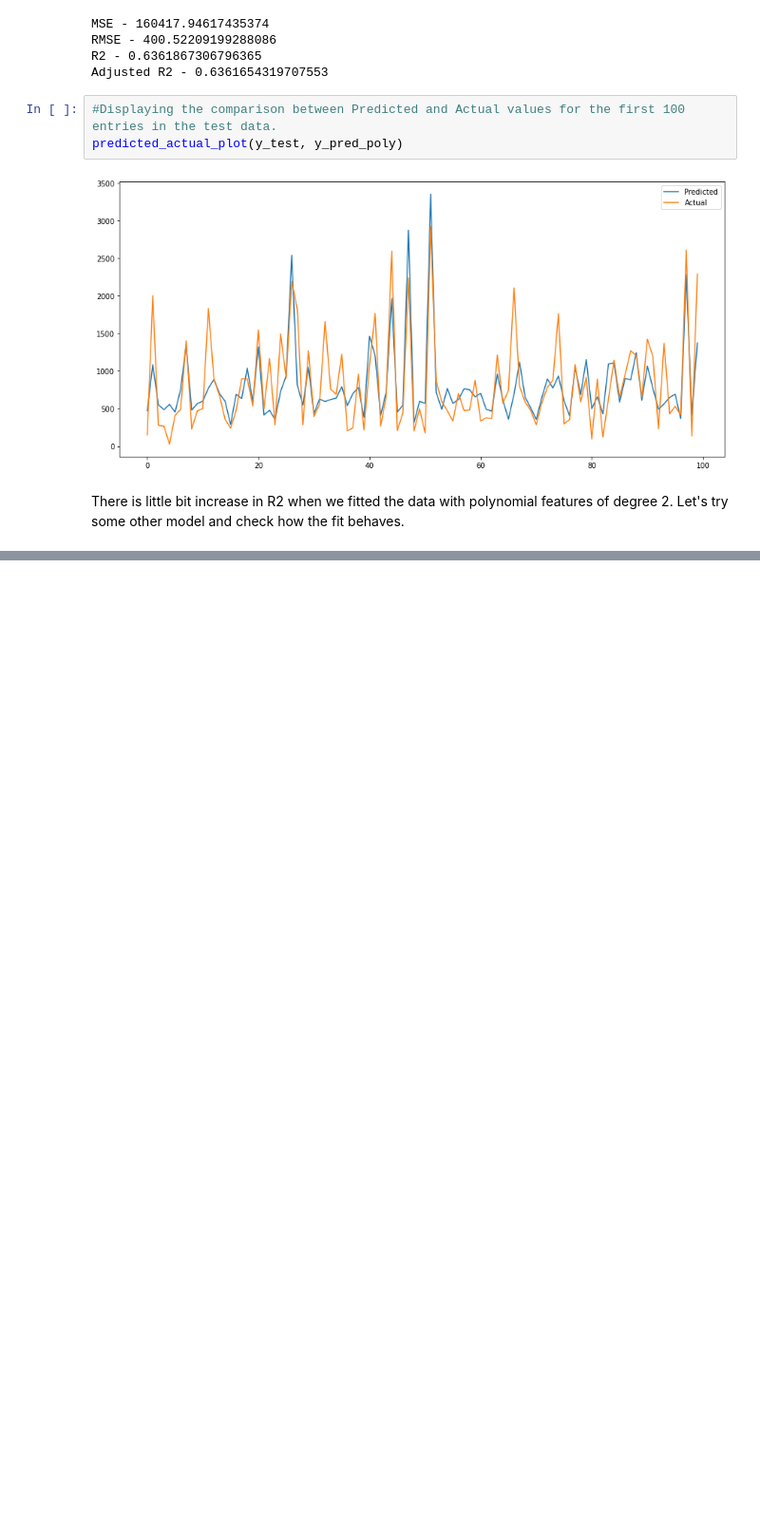
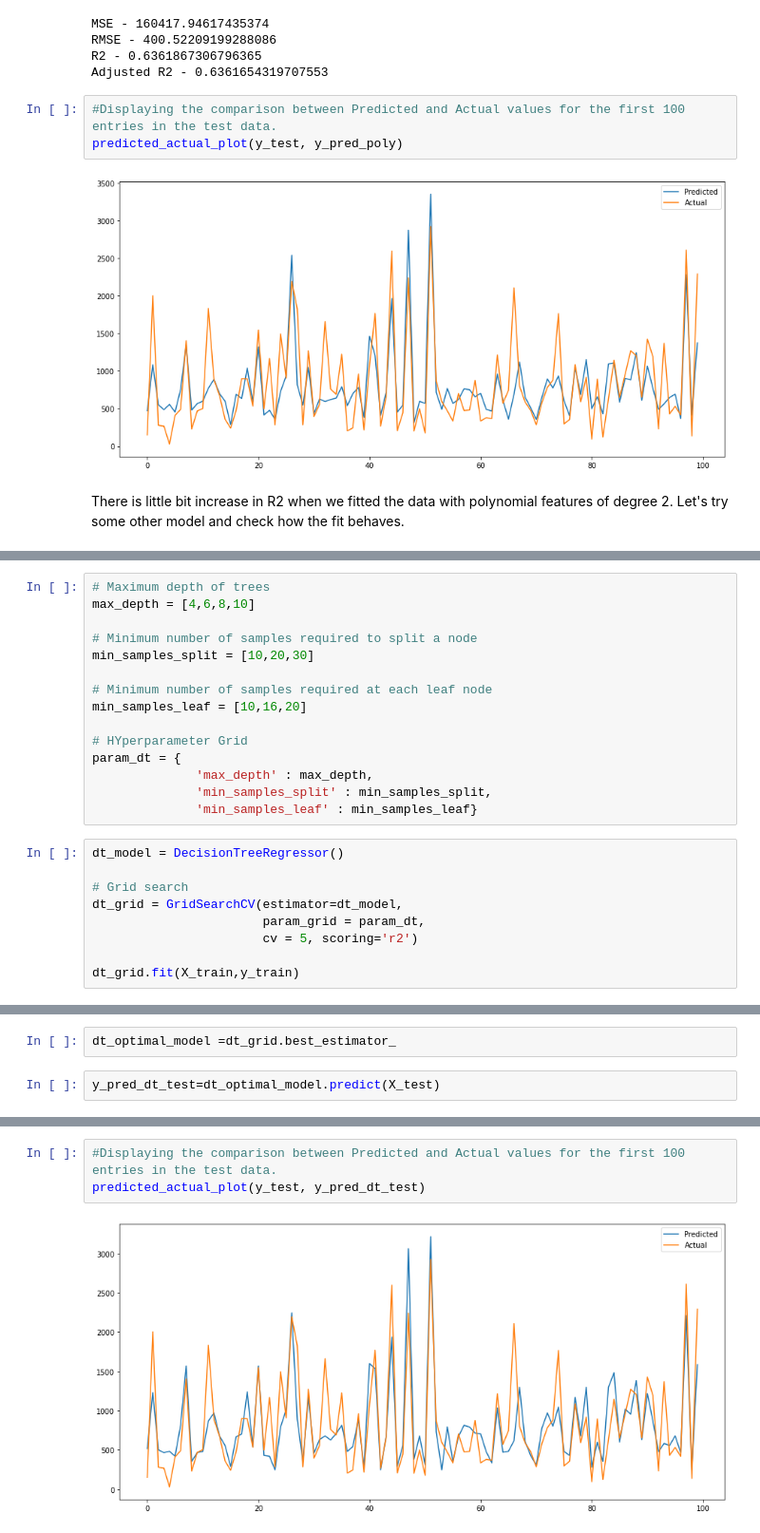
Before and after one commit to Prashant-Shaw/NYC-Taxi-Trip-Time-Prediction, a Jupyter notebook: NYC_Taxi_Trip_Time_Prediction_Capstone_Project.ipynb, the cells around one changed output, grey strips where cells are left out. Shown at 95% size. Drawn from its saved outputs; the diff is of its cells as text; blank space fills up the shorter version.

```diff
--- a/NYC_Taxi_Trip_Time_Prediction_Capstone_Project.ipynb
+++ b/NYC_Taxi_Trip_Time_Prediction_Capstone_Project.ipynb
@@ -1146,0 +1150,24 @@ There is little bit increase in R2 when we fitted the data with polynomial featu
+# %%
+# Maximum depth of trees
+max_depth = [4,6,8,10]
+
+# Minimum number of samples required to split a node
+min_samples_split = [10,20,30]
+
+# Minimum number of samples required at each leaf node
+min_samples_leaf = [10,16,20]
+
+# HYperparameter Grid
+param_dt = {
+              'max_depth' : max_depth,
+              'min_samples_split' : min_samples_split,
+              'min_samples_leaf' : min_samples_leaf}
+# %%
+dt_model = DecisionTreeRegressor()
+
+# Grid search
+dt_grid = GridSearchCV(estimator=dt_model,
+                       param_grid = param_dt,
+                       cv = 5, scoring='r2')
+
+dt_grid.fit(X_train,y_train)
@@ -1146,0 +1205,4 @@ There is little bit increase in R2 when we fitted the data with polynomial featu
+# %%
+dt_optimal_model =dt_grid.best_estimator_
+# %%
+y_pred_dt_test=dt_optimal_model.predict(X_test)
@@ -1146,0 +1218,5 @@ There is little bit increase in R2 when we fitted the data with polynomial featu
+# %%
+#Displaying the comparison between Predicted and Actual values for the first 100 entries in the test data.
+predicted_actual_plot(y_test, y_pred_dt_test)
+# %% [output]
+[figure, added]
```
Also changed, not shown: parts of 9 cells of this notebook.
